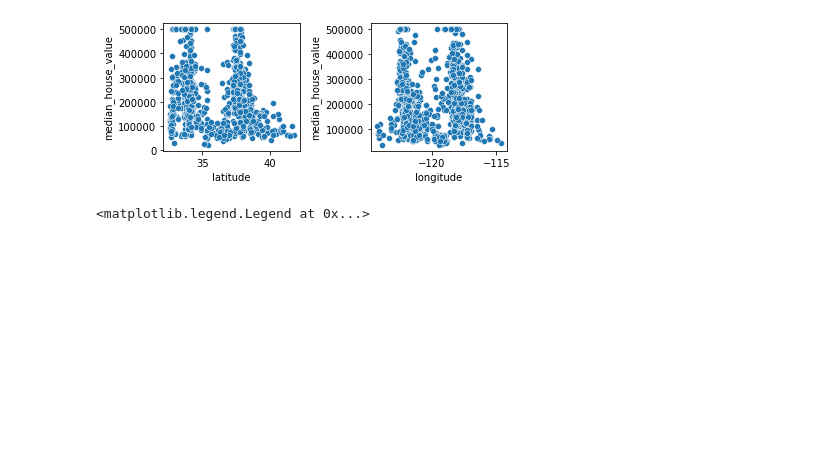
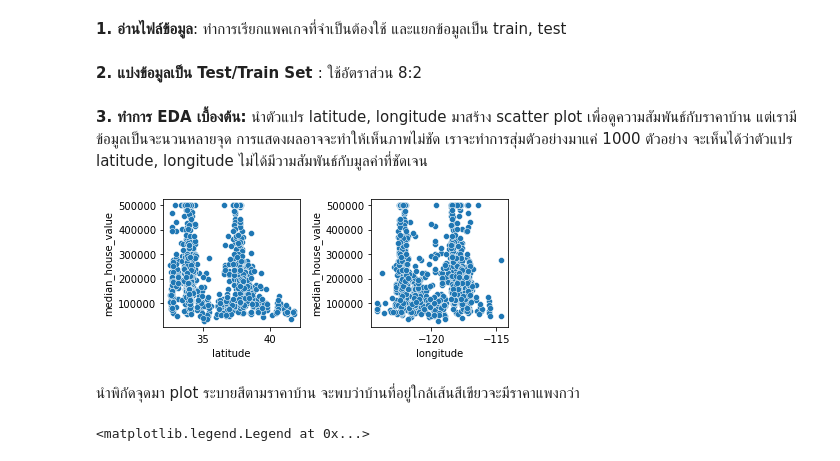
Before and after one commit to primavista40/Housing-Tutorials, a Jupyter notebook: California Housing.ipynb, the cells around one changed output. Saved outputs shown, nothing was run; the diff lists cells and outputs as text; code cells hidden in the pictures; blank space fills up the shorter version.

```diff
--- a/California Housing.ipynb
+++ b/California Housing.ipynb
@@ -0,0 +1,13 @@
+# %% [markdown]
+<b>1. อ่านไฟล์ข้อมูล</b>: ทำการเรียกแพคเกจที่จำเป็นต้องใช้ และแยกข้อมูลเป็น train, test
+# %%
+import pandas as pd
+import matplotlib.pyplot as plt
+import numpy as np
+from sklearn.model_selection import train_test_split
+import seaborn as sns
+# อ่านไฟล์ข้อมูลให้เลือกใช้ filename ตามที่ตั้งชื่อไว้
+file_name = './Data/housing.csv'
+df = pd.read_csv(file_name)
+# %% [markdown]
+<b>2. แบ่งข้อมูลเป็น Test/Train Set </b>: ใช้อัตราส่วน 8:2
@@ -1,17 +17,11 @@
+# %% [markdown]
+<b>3. ทำการ EDA เบื้องต้น:</b> นำตัวแปร latitude, longitude มาสร้าง scatter plot เพื่อดูความสัมพันธ์กับราคาบ้าน แต่เรามีข้อมูลเป็นจะนวนหลายจุด การแสดงผลอาจจะทำให้เห็นภาพไม่ชัด เราจะทำการสุ่มตัวอย่างมาแค่ 1000 ตัวอย่าง จะเห็นได้ว่าตัวแปร latitude, longitude ไม่ได้มีวามสัมพันธ์กับมูลค่าที่ชัดเจน
 # %%
-import pandas as pd
-import matplotlib.pyplot as plt
-import numpy as np
-from sklearn.model_selection import train_test_split
-import seaborn as sns
-# อ่านไฟล์ข้อมูล
-df = pd.read_csv('./Data/housing.csv')
-# แบ่งข้อมูลเป็น test, train
-(df_train,df_test) =train_test_split(df.copy(), test_size=0.2)
 fig, axes = plt.subplots(1,2,figsize=(6,2.5))
-
-sns.scatterplot('latitude','median_house_value',data=df_train.sample(1000),ax=axes[0])
-sns.scatterplot('longitude','median_house_value',data=df_train.sample(1000),ax=axes[1])
+#สุ่มตัวอย่าง
+sample = df_train.sample(1000)
+sns.scatterplot('latitude','median_house_value',data=sample,ax=axes[0])
+sns.scatterplot('longitude','median_house_value',data=sample,ax=axes[1])
 fig.tight_layout()
 # %% [output]
-[figure, old version]
+[figure, new version]
@@ -20,3 +28,5 @@ fig.tight_layout()
+# %% [markdown]
+นำพิกัดจุดมา plot ระบายสีตามราคาบ้าน จะพบว่าบ้านที่อยู่ใกล้เส้นสีเขียวจะมีราคาแพงกว่า
 # %%
 plt.scatter(df_train['latitude'],df_train['longitude'],c = df_train['median_house_value'],cmap= 'Blues')
 plt.xlabel('Latitude')
```
Also changed, not shown: parts of 23 cells of this notebook.
